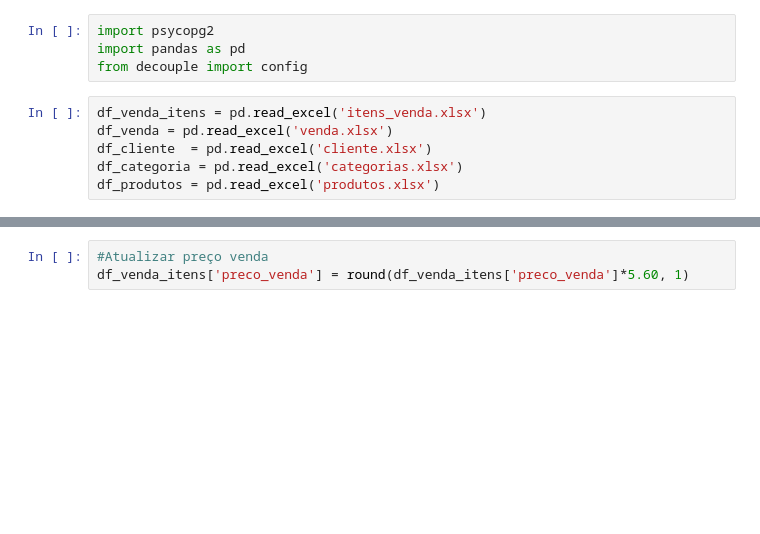
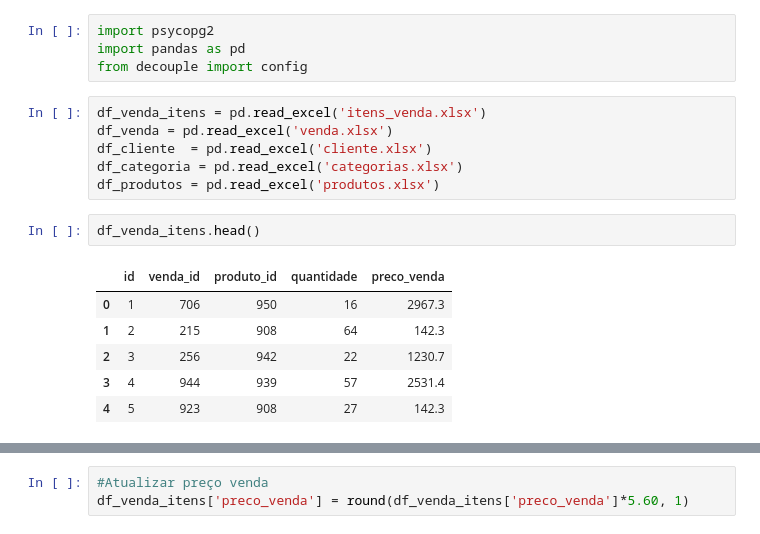
Before and after one commit to grazimelo/banco-psql, a Jupyter notebook: projeto_psql/DESAFIO 3.ipynb, the cells around one changed output, grey strips where cells are left out. Drawn from its saved outputs; the diff is of its cells as text; blank space fills up the shorter version.

```diff
--- a/projeto_psql/DESAFIO 3.ipynb
+++ b/projeto_psql/DESAFIO 3.ipynb
@@ -10,3 +10,12 @@ df_venda = pd.read_excel('venda.xlsx')
 df_cliente  = pd.read_excel('cliente.xlsx')
 df_categoria = pd.read_excel('categorias.xlsx')
 df_produtos = pd.read_excel('produtos.xlsx')
+# %%
+df_venda_itens.head()
+# %% [output]
+|  | id | venda_id | produto_id | quantidade | preco_venda |
+| 0 | 1 | 706 | 950 | 16 | 2967.3 |
+| 1 | 2 | 215 | 908 | 64 | 142.3 |
+| 2 | 3 | 256 | 942 | 22 | 1230.7 |
+| 3 | 4 | 944 | 939 | 57 | 2531.4 |
+| 4 | 5 | 923 | 908 | 27 | 142.3 |
```
Also changed, not shown: parts of 14 cells of this notebook, 3 other files.
